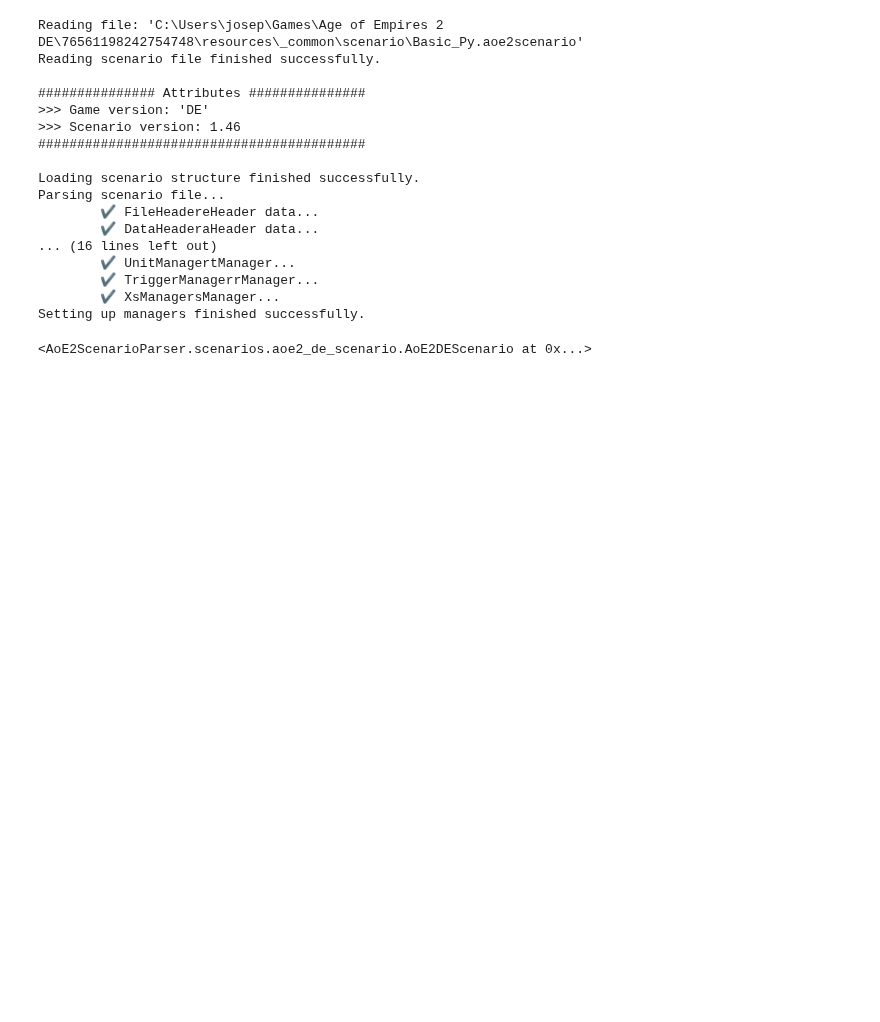
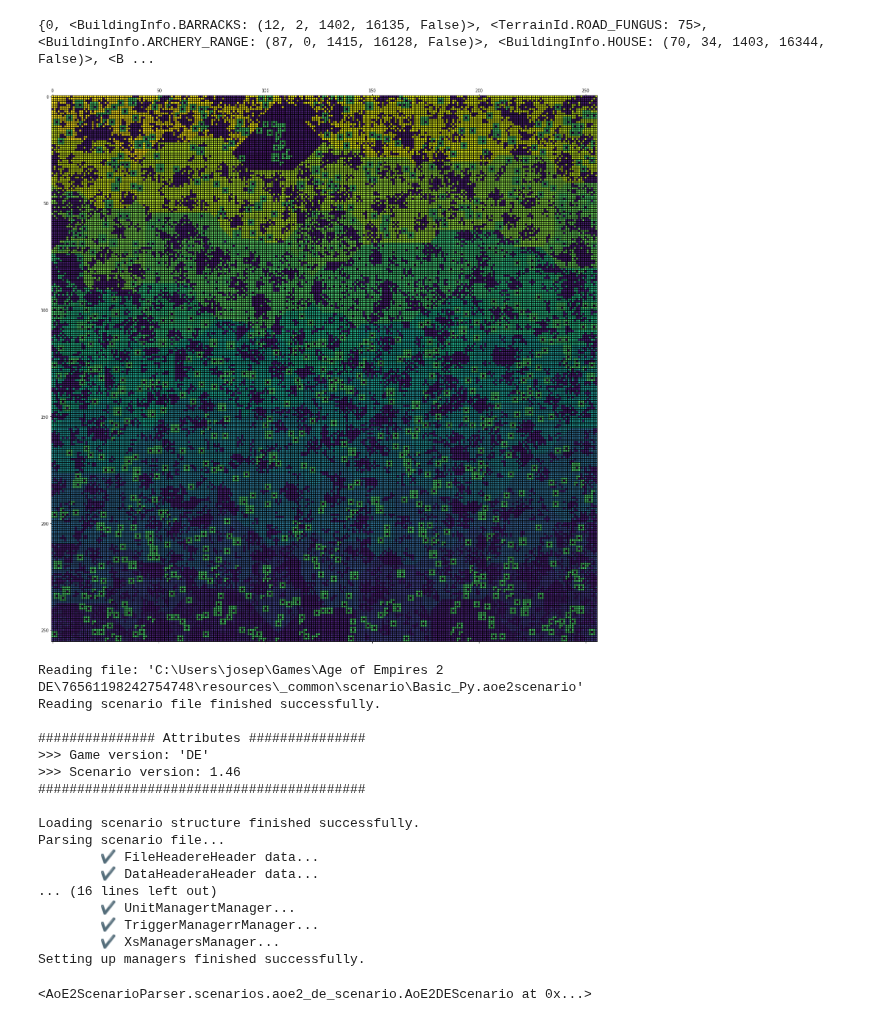
Before and after one commit to QuantumCreation/aoe2mapgenerator, a Jupyter notebook: maingenerator.ipynb, the cells around one changed output. Cells and saved outputs as stored; diff of their text form; code cells hidden in the pictures; blank space fills up the shorter version.

```diff
--- a/maingenerator.ipynb
+++ b/maingenerator.ipynb
@@ -42,3 +40,8 @@ visualize_mat(Map.terrain_array)
+# %%
+visualize_map(Map)
+# %% [output]
+{0, <BuildingInfo.BARRACKS: (12, 2, 1402, 16135, False)>, <TerrainId.ROAD_FUNGUS: 75>, <BuildingInfo.ARCHERY_RANGE: (87, 0, 1415, 16128, False)>, <BuildingInfo.HOUSE: (70, 34, 1403, 16344, False)>, <B ...
+[figure, added]
 # %%
 scenario = make_scenario(input_name)
 write_map(scenario, 256)
```
Also changed, not shown: parts of 6 cells of this notebook, 10 other files.
